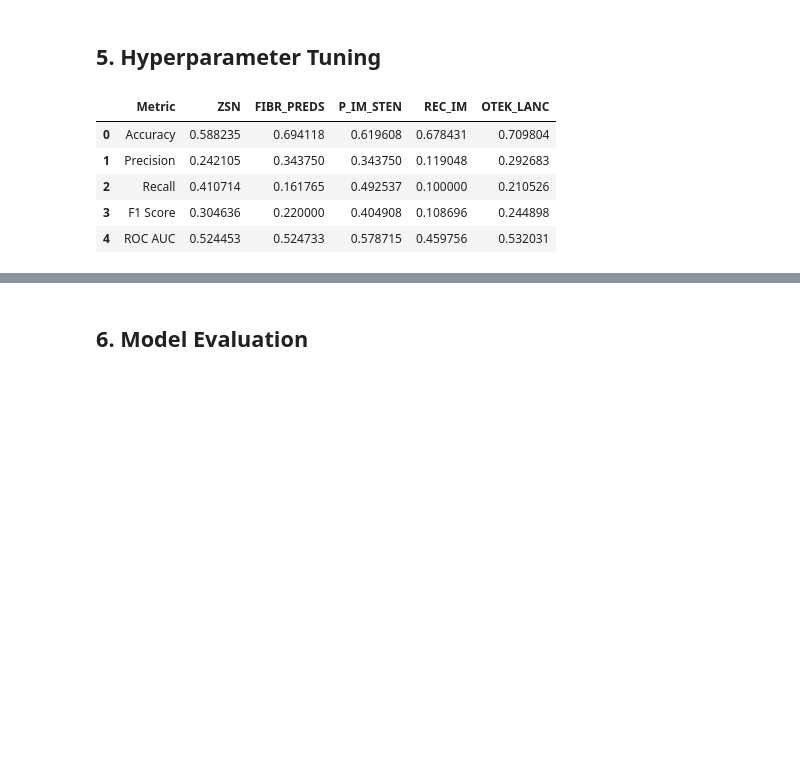
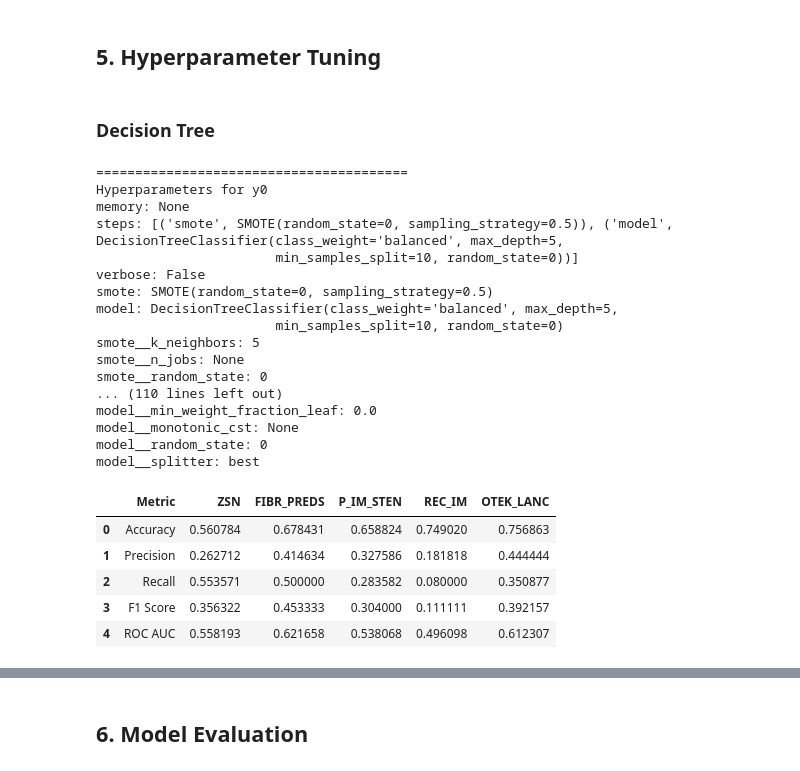
Before and after one commit to danghaidang04/Myocardial_Infraction_Complications_Analysis, a Jupyter notebook: main.ipynb, the cells around one changed output, grey strips where cells are left out. Saved outputs shown, nothing was run; the diff lists cells and outputs as text; code cells hidden in the pictures; blank space fills up the shorter version.

```diff
--- a/main.ipynb
+++ b/main.ipynb
@@ -308,7 +216,8 @@ class ColumnDropper(BaseEstimator, TransformerMixin):
     def transform(self, X):
         # Ensure the input is a DataFrame
         X = pd.DataFrame(X)
-        # print(X.columns[~X.columns.isin(self.columns_to_drop)])
+        global X_keep
+        X_keep = list(X.columns[~X.columns.isin(self.columns_to_drop)])
         return X.drop(columns=self.columns_to_drop)
 
 
@@ -556,3 +353,5 @@ results
+# %% [markdown]
+### Decision Tree
 # %%
 # apply grid search for hyperparameter tuning for: first is the SMOTE upsampling ratio, second is the hyperparameter tuning for the cost-sensitive parameters.
 from imblearn.pipeline import Pipeline
@@ -564,16 +363,10 @@ from sklearn.metrics import roc_auc_score
 # Define the pipeline
 pipeline = Pipeline(steps=[
     ('smote', SMOTE(random_state=0)),
-    ('model', DecisionTreeClassifier(random_state=0))
+    ('model', DecisionTreeClassifier(random_state=0, class_weight="balanced"))
 ])
 
-# Define class weights
-class_weights_zsn = {0: 1, 1: (len(y_train[0]) - sum(y_train[0])) / sum(y_train[0])}
-class_weights_fibr_preds = {0: 1, 1: (len(y_train[1]) - sum(y_train[1])) / sum(y_train[1])}
-class_weights_p_im_sten = {0: 1, 1: (len(y_train[2]) - sum(y_train[2])) / sum(y_train[2])}
-class_weights_rec_im = {0: 1, 1: (len(y_train[3]) - sum(y_train[3])) / sum(y_train[3])}
-class_weights_otek_lanc = {0: 1, 1: (len(y_train[4]) - sum(y_train[4])) / sum(y_train[4])}
-
+# Post-pruning
 # path = DecisionTreeClassifier(random_state=0, class_weight={0: 1, 1: 3}).cost_complexity_pruning_path(X_train[0], y_train[0])
 # ccp_alphas, impurities = path.ccp_alphas, path.impurities
 # candidate_alphas = ccp_alphas[::10]
@@ -581,37 +374,59 @@ class_weights_otek_lanc = {0: 1, 1: (len(y_train[4]) - sum(y_train[4])) / sum(y_
 # Define the hyperparameters
 param_grid = {
     'smote__sampling_strategy': [0.5, 0.6, 0.7],
+    'model__criterion': ['gini', 'entropy'],
     'model__max_depth': [5, 10, 15, 20],
     'model__min_samples_split': [2, 5, 10],
-    # 'model__ccp_alpha': candidate_alphas
-    'model__class_weight': [class_weights_zsn, class_weights_fibr_preds, class_weights_p_im_sten, class_weights_rec_im, class_weights_otek_lanc]
+    # 'model__ccp_alpha': candidate_alphas,
 }
 
 # Define the grid search
 grid_search = GridSearchCV(pipeline, param_grid, cv=5, scoring='f1')
 
 # Train the model for all target variables and print the results as a table. A table includes several rows representing each of a metrics for imbalanced data. Each colummn represents each target variable.
 results = {"Metric": ["Accuracy", "Precision", "Recall", "F1 Score", "ROC AUC"]}
 for i in range(len(y)):
+    # pipeline.set_params(model__class_weight=weights[i])
     grid_search.fit(X_train[i], y_train[i])
     y_pred = grid_search.predict(X_val[i])
     results[f"y{i}"] = [
         accuracy_score(y_val[i], y_pred),
         precision_score(y_val[i], y_pred),
         recall_score(y_val[i], y_pred),
         f1_score(y_val[i], y_pred),
         roc_auc_score(y_val[i], y_pred)
     ]
+    print("========================================") # print the best hyperparameters for the current target
+    print(f"Hyperparameters for y{i}")
+    for name, param in grid_search.best_estimator_.get_params().items():
+        print(f"{name}: {param}")
 
 results = pd.DataFrame(results)
 # Change y0,y1,y2,y3,y4 to ZSN, FIBR_PREDS, P_IM_STEN, REC_IM, OTEK_LANC
 results.columns = ["Metric", "ZSN", "FIBR_PREDS", "P_IM_STEN", "REC_IM", "OTEK_LANC"]
 
 results
 # %% [output]
+========================================
+Hyperparameters for y0
+memory: None
+steps: [('smote', SMOTE(random_state=0, sampling_strategy=0.5)), ('model', DecisionTreeClassifier(class_weight='balanced', max_depth=5,
+                       min_samples_split=10, random_state=0))]
+verbose: False
+smote: SMOTE(random_state=0, sampling_strategy=0.5)
+model: DecisionTreeClassifier(class_weight='balanced', max_depth=5,
+                       min_samples_split=10, random_state=0)
+smote__k_neighbors: 5
+smote__n_jobs: None
+smote__random_state: 0
+... (110 lines left out)
+model__min_weight_fraction_leaf: 0.0
+model__monotonic_cst: None
+model__random_state: 0
+model__splitter: best
 |  | Metric | ZSN | FIBR_PREDS | P_IM_STEN | REC_IM | OTEK_LANC |
-| 0 | Accuracy | 0.588235 | 0.694118 | 0.619608 | 0.678431 | 0.709804 |
-| 1 | Precision | 0.242105 | 0.343750 | 0.343750 | 0.119048 | 0.292683 |
-| 2 | Recall | 0.410714 | 0.161765 | 0.492537 | 0.100000 | 0.210526 |
-| 3 | F1 Score | 0.304636 | 0.220000 | 0.404908 | 0.108696 | 0.244898 |
-| 4 | ROC AUC | 0.524453 | 0.524733 | 0.578715 | 0.459756 | 0.532031 |
+| 0 | Accuracy | 0.560784 | 0.678431 | 0.658824 | 0.749020 | 0.756863 |
+| 1 | Precision | 0.262712 | 0.414634 | 0.327586 | 0.181818 | 0.444444 |
+| 2 | Recall | 0.553571 | 0.500000 | 0.283582 | 0.080000 | 0.350877 |
+| 3 | F1 Score | 0.356322 | 0.453333 | 0.304000 | 0.111111 | 0.392157 |
+| 4 | ROC AUC | 0.558193 | 0.621658 | 0.538068 | 0.496098 | 0.612307 |
```
Also changed, not shown: parts of 15 cells of this notebook, 1 other file.
